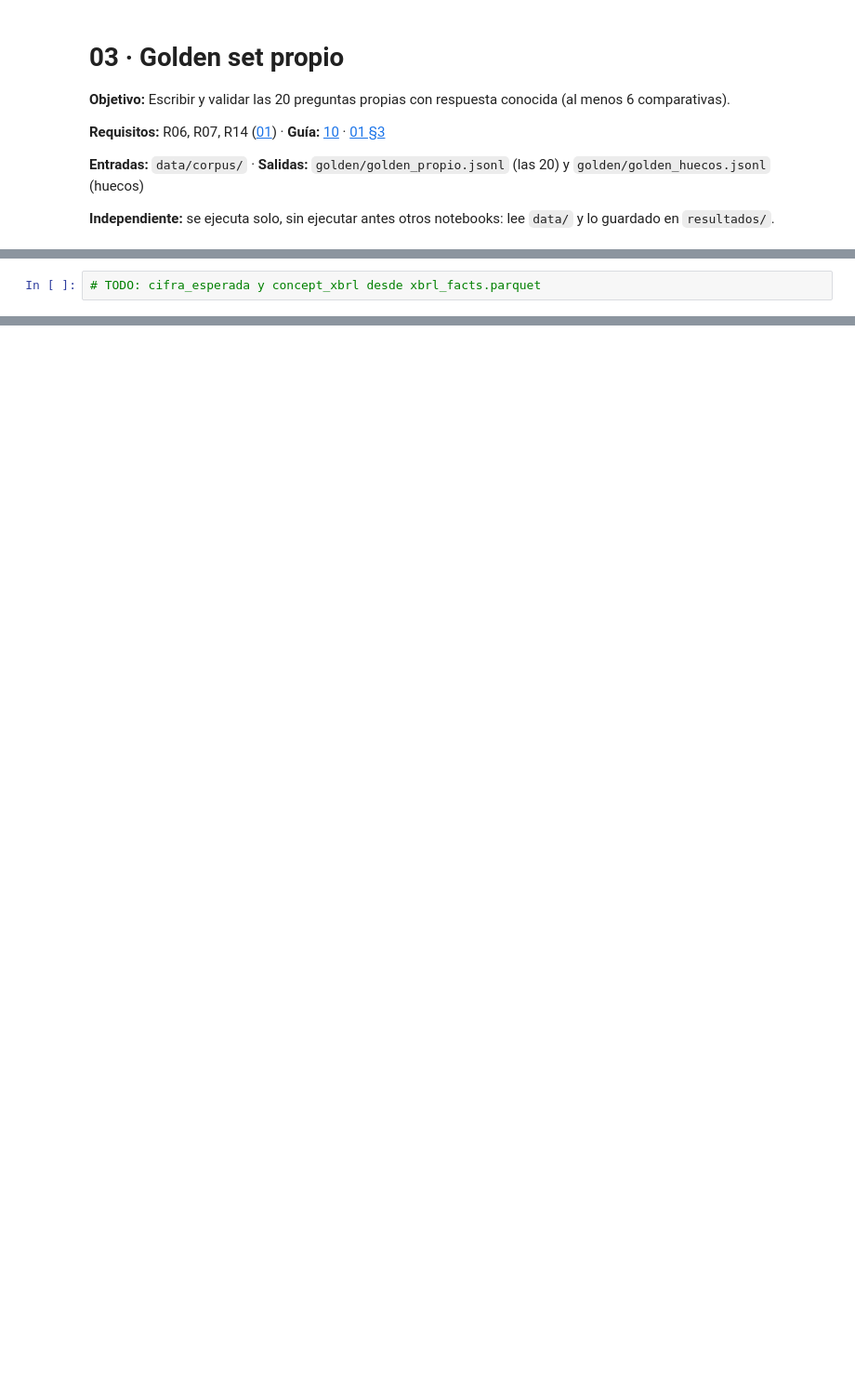
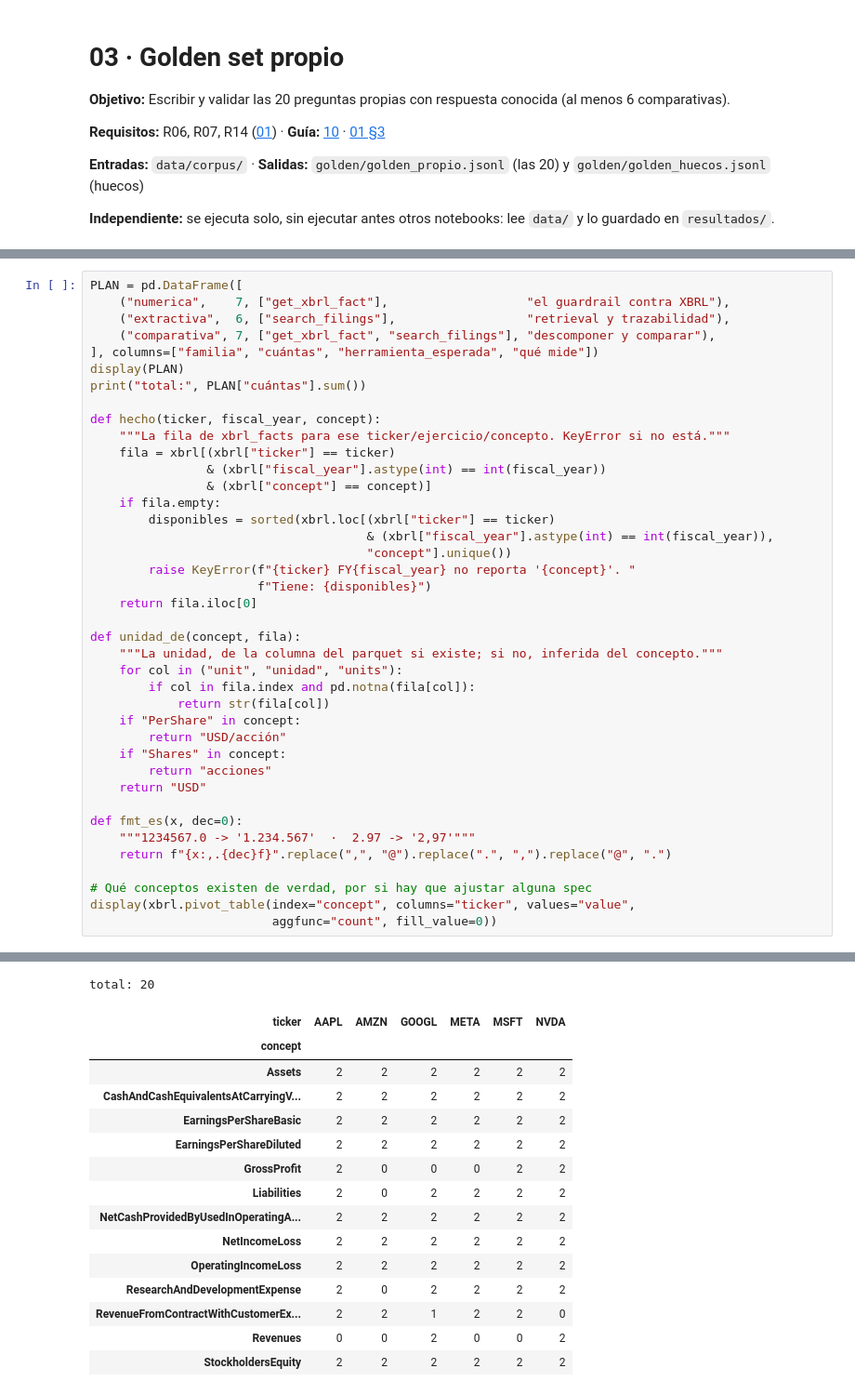
Before and after one commit to Romequinco/10k-financial-agent, a Jupyter notebook: notebooks/03_golden_set.ipynb, the cells around one changed output, grey strips where cells are left out. Shown at 93% size. Drawn from its saved outputs; the diff is of its cells as text; blank space fills up the shorter version.

```diff
--- a/notebooks/03_golden_set.ipynb
+++ b/notebooks/03_golden_set.ipynb
@@ -27,2 +70,41 @@ Guía: [10 §7](../docs/10_skill_golden_set.md) · [02 §5](../docs/02_datos_cor
 # %%
-# TODO: cifra_esperada y concept_xbrl desde xbrl_facts.parquet
+PLAN = pd.DataFrame([
+    ("numerica",    7, ["get_xbrl_fact"],                   "el guardrail contra XBRL"),
+    ("extractiva",  6, ["search_filings"],                  "retrieval y trazabilidad"),
+    ("comparativa", 7, ["get_xbrl_fact", "search_filings"], "descomponer y comparar"),
+], columns=["familia", "cuántas", "herramienta_esperada", "qué mide"])
+display(PLAN)
+print("total:", PLAN["cuántas"].sum())
+
+def hecho(ticker, fiscal_year, concept):
+    """La fila de xbrl_facts para ese ticker/ejercicio/concepto. KeyError si no está."""
+    fila = xbrl[(xbrl["ticker"] == ticker)
+                & (xbrl["fiscal_year"].astype(int) == int(fiscal_year))
+                & (xbrl["concept"] == concept)]
+    if fila.empty:
+        disponibles = sorted(xbrl.loc[(xbrl["ticker"] == ticker)
+                                      & (xbrl["fiscal_year"].astype(int) == int(fiscal_year)),
+                                      "concept"].unique())
+        raise KeyError(f"{ticker} FY{fiscal_year} no reporta '{concept}'. "
+                       f"Tiene: {disponibles}")
+    return fila.iloc[0]
+
+def unidad_de(concept, fila):
+    """La unidad, de la columna del parquet si existe; si no, inferida del concepto."""
+    for col in ("unit", "unidad", "units"):
+        if col in fila.index and pd.notna(fila[col]):
+            return str(fila[col])
+    if "PerShare" in concept:
+        return "USD/acción"
+    if "Shares" in concept:
+        return "acciones"
+    return "USD"
+
+def fmt_es(x, dec=0):
+    """1234567.0 -> '1.234.567'  ·  2.97 -> '2,97'"""
+    return f"{x:,.{dec}f}".replace(",", "@").replace(".", ",").replace("@", ".")
+
+# Qué conceptos existen de verdad, por si hay que ajustar alguna spec
+display(xbrl.pivot_table(index="concept", columns="ticker", values="value",
+                         aggfunc="count", fill_value=0))
+# %% [output]
@@ -29 +115,17 @@ Guía: [10 §7](../docs/10_skill_golden_set.md) · [02 §5](../docs/02_datos_cor
+total: 20
+| ticker | AAPL | AMZN | GOOGL | META | MSFT | NVDA |
+| concept |  |  |  |  |  |  |
+| Assets | 2 | 2 | 2 | 2 | 2 | 2 |
+| CashAndCashEquivalentsAtCarryingV... | 2 | 2 | 2 | 2 | 2 | 2 |
+| EarningsPerShareBasic | 2 | 2 | 2 | 2 | 2 | 2 |
+| EarningsPerShareDiluted | 2 | 2 | 2 | 2 | 2 | 2 |
+| GrossProfit | 2 | 0 | 0 | 0 | 2 | 2 |
+| Liabilities | 2 | 0 | 2 | 2 | 2 | 2 |
+| NetCashProvidedByUsedInOperatingA... | 2 | 2 | 2 | 2 | 2 | 2 |
+| NetIncomeLoss | 2 | 2 | 2 | 2 | 2 | 2 |
+| OperatingIncomeLoss | 2 | 2 | 2 | 2 | 2 | 2 |
+| ResearchAndDevelopmentExpense | 2 | 0 | 2 | 2 | 2 | 2 |
+| RevenueFromContractWithCustomerEx... | 2 | 2 | 1 | 2 | 2 | 0 |
+| Revenues | 0 | 0 | 2 | 0 | 0 | 2 |
+| StockholdersEquity | 2 | 2 | 2 | 2 | 2 | 2 |
 # %% [markdown]
```
Also changed, not shown: parts of 18 cells of this notebook, 3 other files.
